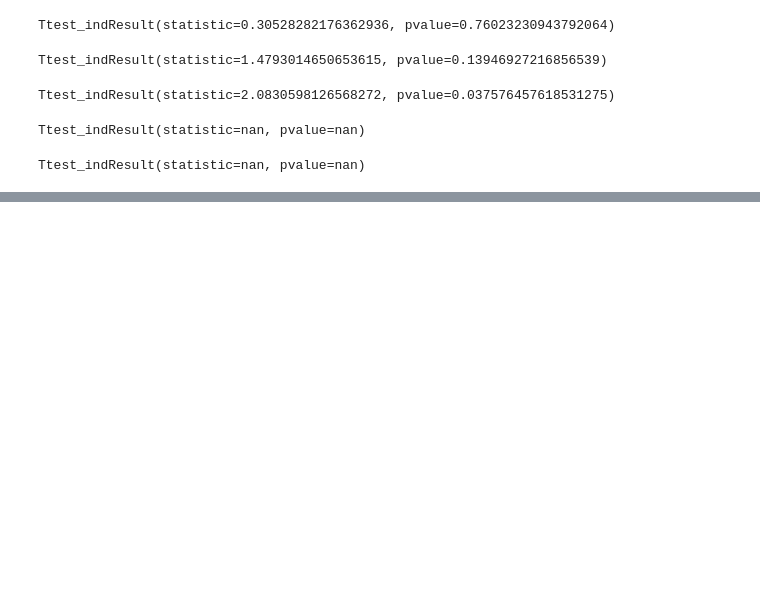
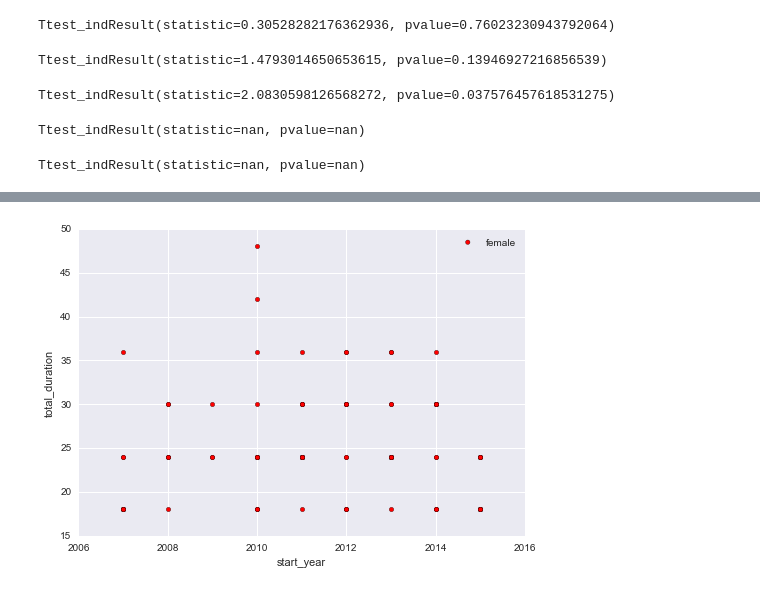
Before and after one commit to meryemmhamdi1/Gokcen_Meryem_Riyadh_ADA, a Jupyter notebook: HW2.ipynb, the cells around one changed output, grey strips where cells are left out. Cells and saved outputs as stored; diff of their text form; code cells hidden in the pictures; blank space fills up the shorter version.

```diff
--- a/HW2.ipynb
+++ b/HW2.ipynb
@@ -476,0 +501,4 @@ Ttest_indResult(statistic=nan, pvalue=nan)
+# %%
+data_female.plot(kind='scatter', x='start_year', y='total_duration', color='red', label='female');
+# %% [output]
+[figure, added]
```
Also changed, not shown: parts of 16 cells of this notebook.
